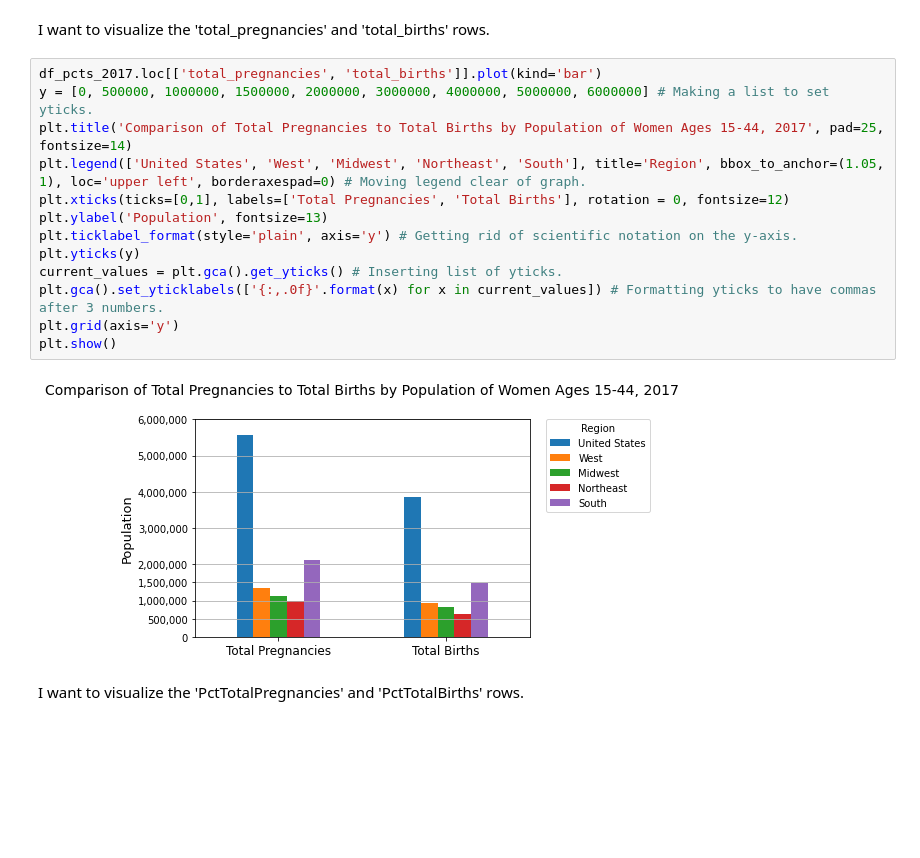
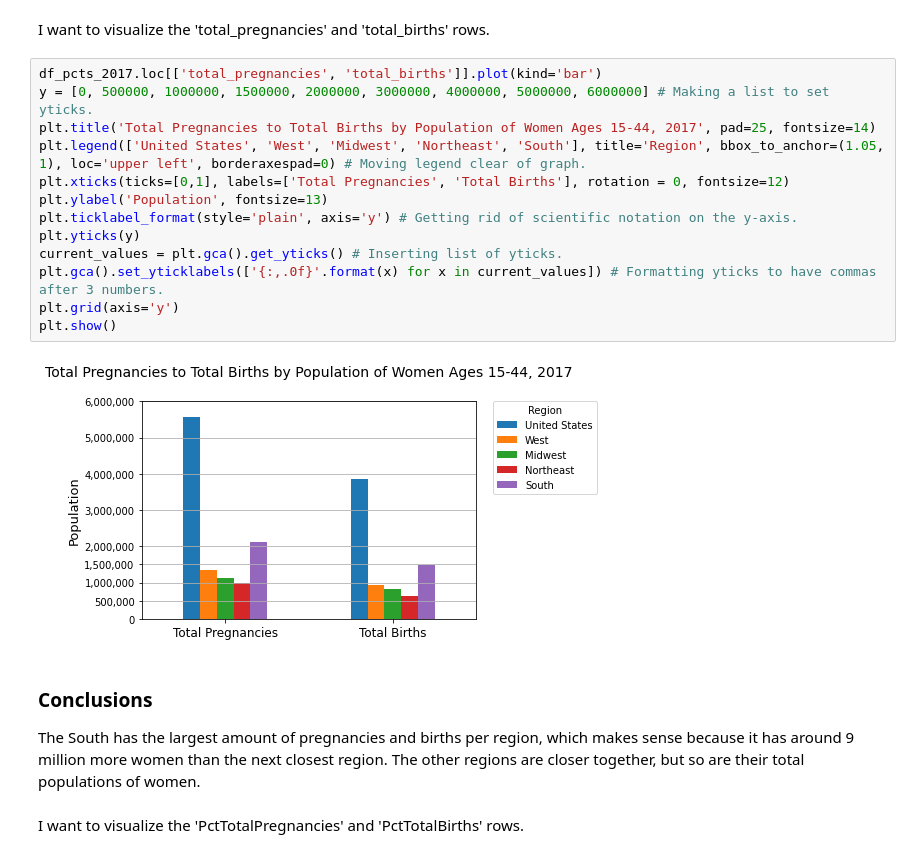
Before and after one commit to HaleyHynes/Pregnancy_US_Population_Data_Project, a Jupyter notebook: pregnancy_project.ipynb, the cells around one changed output. Saved outputs shown, nothing was run; the diff lists cells and outputs as text; blank space fills up the shorter version.

Commit message:
Add url links and edit introductory paragraph in README.md, Add conclusions sections and a questions section to main file, minor edits to main file

```diff
--- a/pregnancy_project.ipynb
+++ b/pregnancy_project.ipynb
@@ -606,18 +606,21 @@ I want to visualize the 'total_pregnancies' and 'total_births' rows.
 # %%
 df_pcts_2017.loc[['total_pregnancies', 'total_births']].plot(kind='bar')
 y = [0, 500000, 1000000, 1500000, 2000000, 3000000, 4000000, 5000000, 6000000] # Making a list to set yticks.
-plt.title('Comparison of Total Pregnancies to Total Births by Population of Women Ages 15-44, 2017', pad=25, fontsize=14)
+plt.title('Total Pregnancies to Total Births by Population of Women Ages 15-44, 2017', pad=25, fontsize=14)
 plt.legend(['United States', 'West', 'Midwest', 'Northeast', 'South'], title='Region', bbox_to_anchor=(1.05, 1), loc='upper left', borderaxespad=0) # Moving legend clear of graph.
 plt.xticks(ticks=[0,1], labels=['Total Pregnancies', 'Total Births'], rotation = 0, fontsize=12)
 plt.ylabel('Population', fontsize=13)
 plt.ticklabel_format(style='plain', axis='y') # Getting rid of scientific notation on the y-axis.
 plt.yticks(y)
 current_values = plt.gca().get_yticks() # Inserting list of yticks.
 plt.gca().set_yticklabels(['{:,.0f}'.format(x) for x in current_values]) # Formatting yticks to have commas after 3 numbers.
 plt.grid(axis='y')
 plt.show()
 # %% [output]
-[figure, old version]
+[figure, new version]
+# %% [markdown]
+### Conclusions
+The South has the largest amount of pregnancies and births per region, which makes sense because it has around 9 million more women than the next closest region. The other regions are closer together, but so are their total populations of women.
 # %% [markdown]
 I want to visualize the 'PctTotalPregnancies' and 'PctTotalBirths' rows.
 # %%
```
Also changed, not shown: parts of 3 cells of this notebook, 1 other file.
